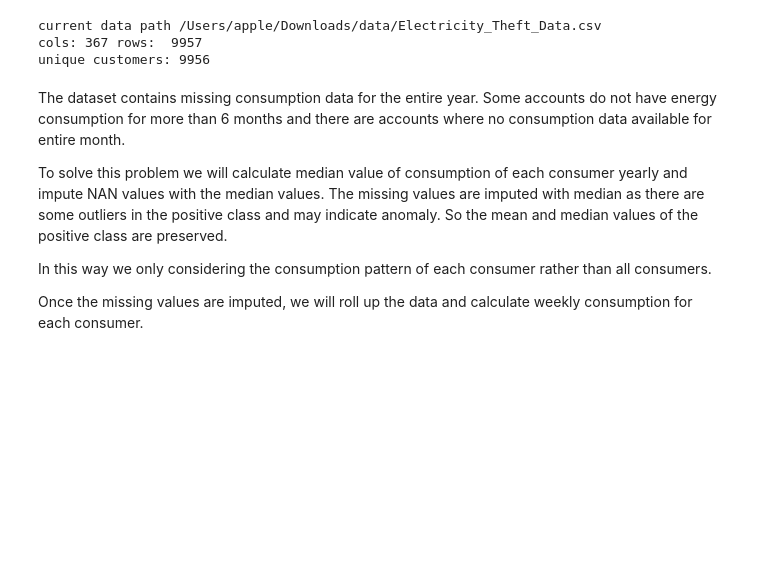
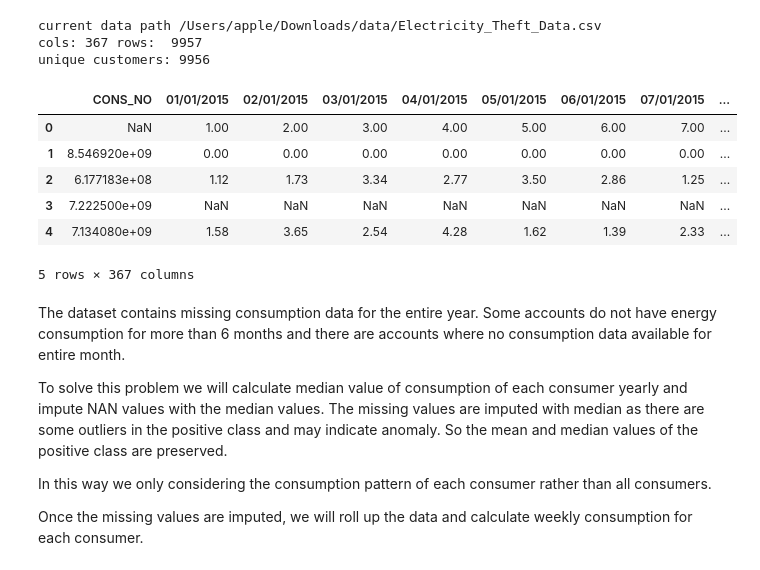
Before and after one commit to GhoshAni/Anomaly_detection, a Jupyter notebook: Energy_Theft_Detection/EDA_Preprocessing.ipynb, the cells around one changed output. Cells and saved outputs as stored; diff of their text form; code cells hidden in the pictures; blank space fills up the shorter version.

```diff
--- a/Energy_Theft_Detection/EDA_Preprocessing.ipynb
+++ b/Energy_Theft_Detection/EDA_Preprocessing.ipynb
@@ -21,6 +21,16 @@ print('unique customers:', theft_df['CONS_NO'].nunique())
 current data path /Users/apple/Downloads/data/Electricity_Theft_Data.csv
 cols: 367 rows:  9957
 unique customers: 9956
+# %%
+theft_df.head()
+# %% [output]
+|  | CONS_NO | 01/01/2015 | 02/01/2015 | 03/01/2015 | 04/01/2015 | 05/01/2015 | 06/01/2015 | 07/01/2015 | ... |
+| 0 | NaN | 1.00 | 2.00 | 3.00 | 4.00 | 5.00 | 6.00 | 7.00 | ... |
+| 1 | 8.546920e+09 | 0.00 | 0.00 | 0.00 | 0.00 | 0.00 | 0.00 | 0.00 | ... |
+| 2 | 6.177183e+08 | 1.12 | 1.73 | 3.34 | 2.77 | 3.50 | 2.86 | 1.25 | ... |
+| 3 | 7.222500e+09 | NaN | NaN | NaN | NaN | NaN | NaN | NaN | ... |
+| 4 | 7.134080e+09 | 1.58 | 3.65 | 2.54 | 4.28 | 1.62 | 1.39 | 2.33 | ... |
+5 rows × 367 columns
 # %% [markdown]
 The dataset contains missing consumption data for the entire year. Some accounts do not have energy consumption for more than 6 months
 and there are accounts where no consumption data available for entire month.
```
Also changed, not shown: parts of 4 cells of this notebook, 5 other files.
